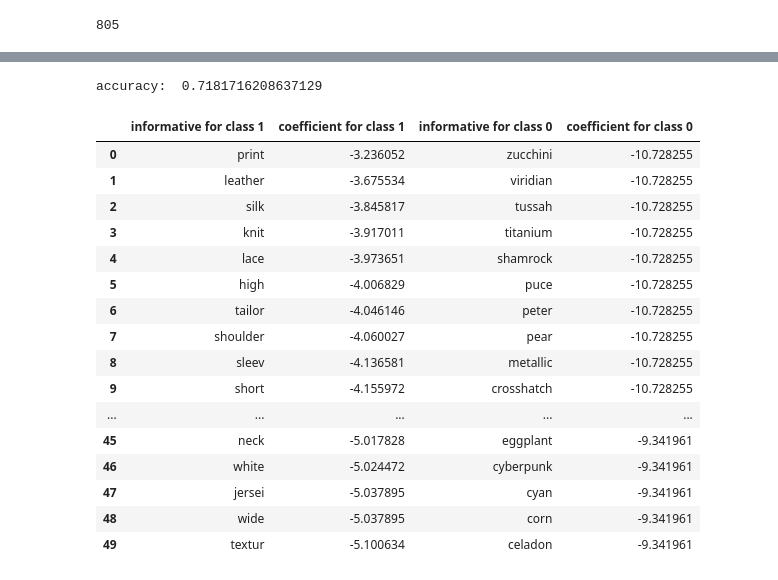
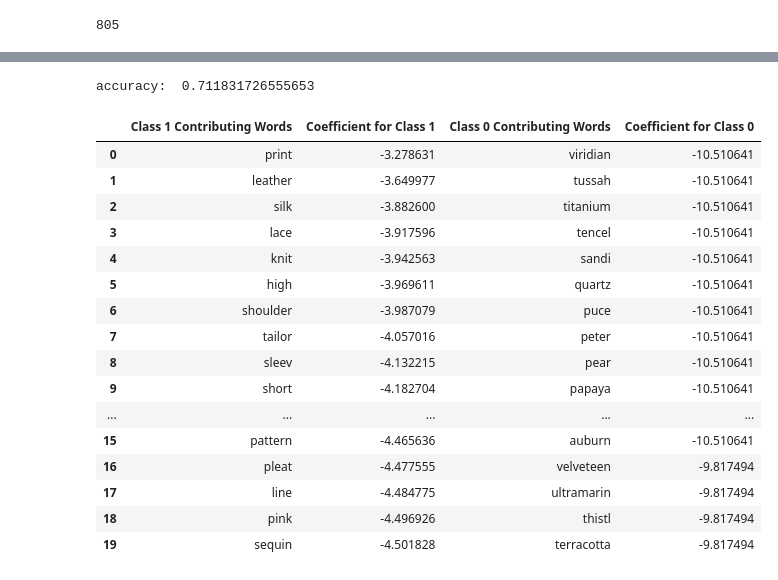
Before and after one commit to bellagracefinck/trend_cycle, a Jupyter notebook: model_creation.ipynb, the cells around one changed output, grey strips where cells are left out. Cells and saved outputs as stored; diff of their text form; code cells hidden in the pictures.

```diff
--- a/model_creation.ipynb
+++ b/model_creation.ipynb
@@ -711,7 +711,7 @@ len(train['word'].unique())
 X = collections[['designer','season','descriptors']].copy()
 X['descriptors'] = [' '.join(lis) for lis in X['descriptors']]
 y = [0 if x != 5 else 1 for x in collections['class']]
-X_train, X_test, y_train, y_test = train_test_split(X, y, stratify = y)
+X_train, X_test, y_train, y_test = train_test_split(X, y, test_size = 0.4, stratify = y)
 # %%
 bow = CountVectorizer(stop_words = None, preprocessor = None, tokenizer = word_tokenize,
                       ngram_range=(1,1), max_features = 805, max_df = 1.0, min_df = 1, binary = False)
@@ -746,46 +746,44 @@ preds = model.predict(dftest)
 accuracy = accuracy_score(y_test, preds)
 print('accuracy: ', accuracy)
 # %% [output]
-accuracy:  0.7181716208637129
+accuracy:  0.711831726555653
 # %%
 # Extract top informative words and their coefficients
 log_probabilities = model.feature_log_prob_
 target_class_log_probabilities = log_probabilities[1]
 feature_names = bow.get_feature_names_out()
 word_log_probabilities = dict(zip(feature_names, target_class_log_probabilities))
 sorted_words = sorted(word_log_probabilities.items(), key=lambda x: x[1], reverse=True)
 
-# Create a DataFrame to store the top informative words and their coefficients
-top_words_count = 50  # Change this number as needed
-top_informative_words = pd.DataFrame(columns=['informative for class 1', 'coefficient for class 1',
-                                               'informative for class 0', 'coefficient for class 0'])
+top_words_count = 20
+top_informative_words = pd.DataFrame(columns=['Class 1 Contributing Words', 'Coefficient for Class 1',
+                                               'Class 0 Contributing Words', 'Coefficient for Class 0'])
 for i in range(top_words_count):
     word_class_1, log_prob_class_1 = sorted_words[i]
     word_class_0, log_prob_class_0 = sorted_words[-(i+1)]
     top_informative_words = pd.concat([top_informative_words,
-                                        pd.DataFrame({'informative for class 1': [word_class_1],
-                                                      'coefficient for class 1': [log_prob_class_1],
-                                                      'informative for class 0': [word_class_0],
-                                                      'coefficient for class 0': [log_prob_class_0]})],
+                                        pd.DataFrame({'Class 1 Contributing Words': [word_class_1],
+                                                      'Coefficient for Class 1': [log_prob_class_1],
+                                                      'Class 0 Contributing Words': [word_class_0],
+                                                      'Coefficient for Class 0': [log_prob_class_0]})],
                                        ignore_index=True)
 
-# Display the DataFrame
 top_informative_words
 # %% [output]
-|  | informative for class 1 | coefficient for class 1 | informative for class 0 | coefficient for class 0 |
-| 0 | print | -3.236052 | zucchini | -10.728255 |
-| 1 | leather | -3.675534 | viridian | -10.728255 |
-| 2 | silk | -3.845817 | tussah | -10.728255 |
-| 3 | knit | -3.917011 | titanium | -10.728255 |
-| 4 | lace | -3.973651 | shamrock | -10.728255 |
-| 5 | high | -4.006829 | puce | -10.728255 |
-| 6 | tailor | -4.046146 | peter | -10.728255 |
-| 7 | shoulder | -4.060027 | pear | -10.728255 |
-| 8 | sleev | -4.136581 | metallic | -10.728255 |
-| 9 | short | -4.155972 | crosshatch | -10.728255 |
+|  | Class 1 Contributing Words | Coefficient for Class 1 | Class 0 Contributing Words | Coefficient for Class 0 |
+| 0 | print | -3.278631 | viridian | -10.510641 |
+| 1 | leather | -3.649977 | tussah | -10.510641 |
+| 2 | silk | -3.882600 | titanium | -10.510641 |
+| 3 | lace | -3.917596 | tencel | -10.510641 |
+| 4 | knit | -3.942563 | sandi | -10.510641 |
+| 5 | high | -3.969611 | quartz | -10.510641 |
+| 6 | shoulder | -3.987079 | puce | -10.510641 |
+| 7 | tailor | -4.057016 | peter | -10.510641 |
+| 8 | sleev | -4.132215 | pear | -10.510641 |
+| 9 | short | -4.182704 | papaya | -10.510641 |
 | ... | ... | ... | ... | ... |
-| 45 | neck | -5.017828 | eggplant | -9.341961 |
-| 46 | white | -5.024472 | cyberpunk | -9.341961 |
-| 47 | jersei | -5.037895 | cyan | -9.341961 |
-| 48 | wide | -5.037895 | corn | -9.341961 |
-| 49 | textur | -5.100634 | celadon | -9.341961 |
+| 15 | pattern | -4.465636 | auburn | -10.510641 |
+| 16 | pleat | -4.477555 | velveteen | -9.817494 |
+| 17 | line | -4.484775 | ultramarin | -9.817494 |
+| 18 | pink | -4.496926 | thistl | -9.817494 |
+| 19 | sequin | -4.501828 | terracotta | -9.817494 |
```
Also changed, not shown: parts of 2 cells of this notebook, 4 other files.
